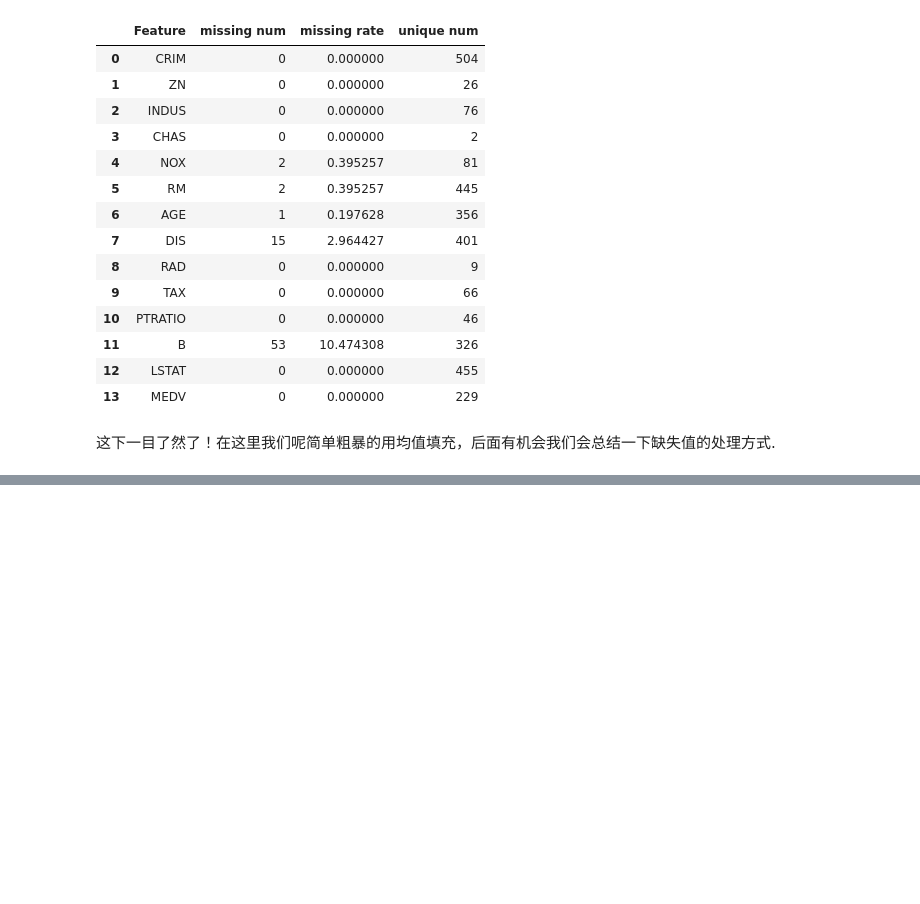
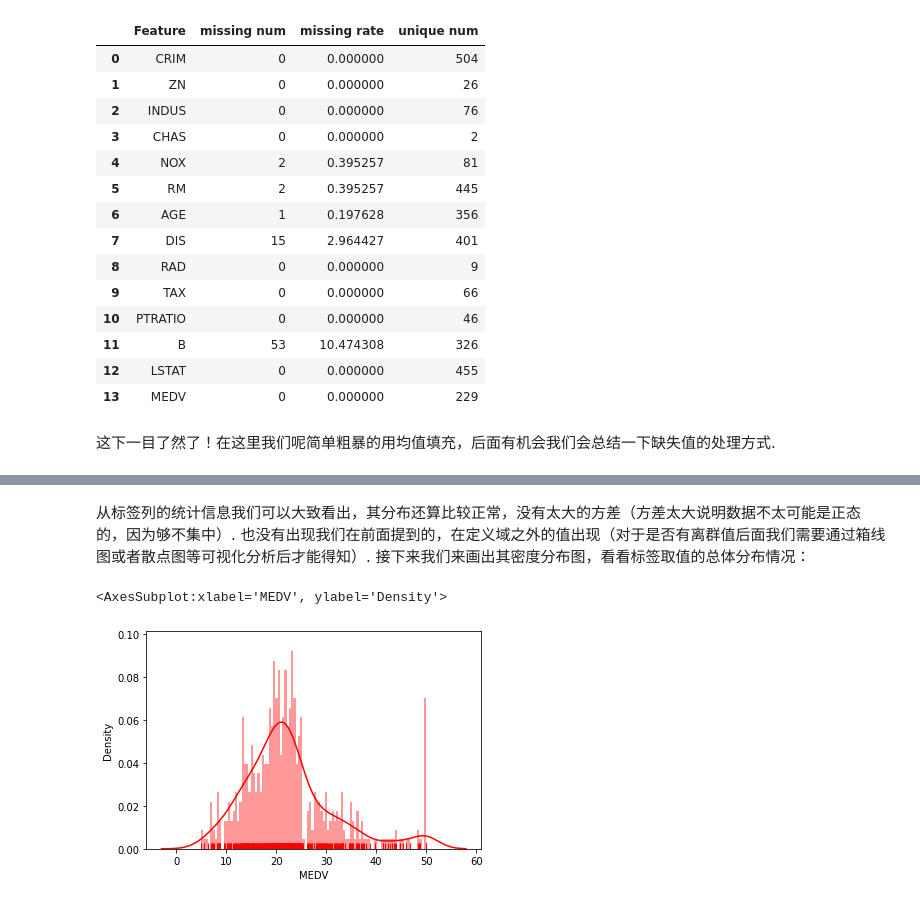
Before and after one commit to Git-Model/Modeling-Universe, a Jupyter notebook: Data-Story/Task1_EDA初体验/Task1：EDA初体验--波士顿房价分析.ipynb, the cells around one changed output, grey strips where cells are left out. Drawn from its saved outputs; the diff is of its cells as text; code cells hidden in the pictures; blank space fills up the shorter version.

```diff
--- a/Data-Story/Task1_EDA初体验/Task1：EDA初体验--波士顿房价分析.ipynb
+++ b/Data-Story/Task1_EDA初体验/Task1：EDA初体验--波士顿房价分析.ipynb
@@ -45,7 +27,7 @@ warnings.filterwarnings('ignore')
 # data = np.hstack([raw_df.values[::2, :], raw_df.values[1::2, :2]])
 # target = raw_df.values[1::2, 2]
 # %%
-house = pd.read_csv("boston.csv")
+house = pd.read_csv("./data/boston.csv")
 house.head() # 读前五行
 # %% [output]
 |  | CRIM | ZN | INDUS | CHAS | NOX | RM | AGE | DIS | RAD | TAX | PTRATIO | ... |
@@ -300,0 +319,19 @@ df_stats(null)
+# %% [markdown]
+从标签列的统计信息我们可以大致看出，其分布还算比较正常，没有太大的方差（方差太大说明数据不太可能是正态的，因为够不集中）. 也没有出现我们在前面提到的，在定义域之外的值出现（对于是否有离群值后面我们需要通过箱线图或者散点图等可视化分析后才能得知）. 接下来我们来画出其密度分布图，看看标签取值的总体分布情况：
+# %%
+plt.figure()
+sns.distplot(house["MEDV"],
+            bins=100,#柱子的个数
+            hist=True,#是否绘制直方图
+            kde=True,#是否绘制密度图
+            rug=True,#数据分布标尺
+            color='r',#颜色
+#             vertical=False,#是否水平绘制
+#             norm_hist=False,#标准化，kde为True时自动标准化
+            axlabel=None,#x轴标注
+            label=None,#图例标签，通过plt.legend()显示
+            ax=None,
+            )
+# %% [output]
+<AxesSubplot:xlabel='MEDV', ylabel='Density'>
+[figure, added]
```
Also changed, not shown: parts of 25 cells of this notebook, 2 other files.
